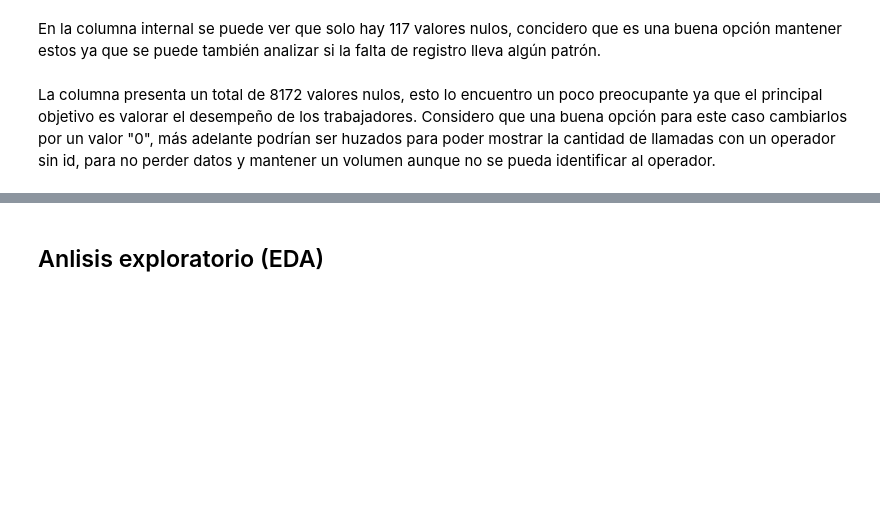
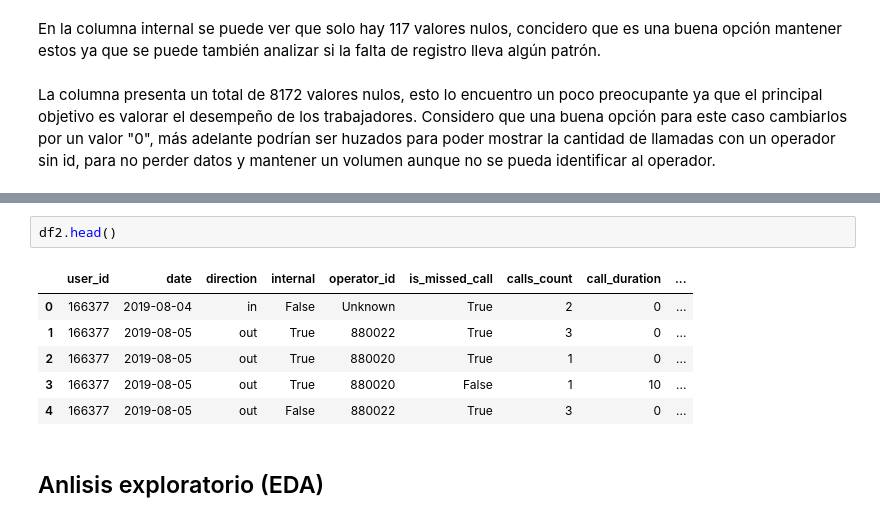
Before and after one commit to fttm-mdz/proyecto_final, a Jupyter notebook: notebooks/EDA_inicial.ipynb, the cells around one changed output, grey strips where cells are left out. Saved outputs shown, nothing was run; the diff lists cells and outputs as text; blank space fills up the shorter version.

```diff
--- a/notebooks/EDA_inicial.ipynb
+++ b/notebooks/EDA_inicial.ipynb
@@ -238,3 +238,12 @@ df2.sample(10)
+# %%
+df2.head()
+# %% [output]
+|  | user_id | date | direction | internal | operator_id | is_missed_call | calls_count | call_duration | ... |
+| 0 | 166377 | 2019-08-04 | in | False | Unknown | True | 2 | 0 | ... |
+| 1 | 166377 | 2019-08-05 | out | True | 880022 | True | 3 | 0 | ... |
+| 2 | 166377 | 2019-08-05 | out | True | 880020 | True | 1 | 0 | ... |
+| 3 | 166377 | 2019-08-05 | out | True | 880020 | False | 1 | 10 | ... |
+| 4 | 166377 | 2019-08-05 | out | False | 880022 | True | 3 | 0 | ... |
 # %% [markdown]
 ## Anlisis exploratorio (EDA)
 # %%
```
Also changed, not shown: parts of 9 cells of this notebook.
